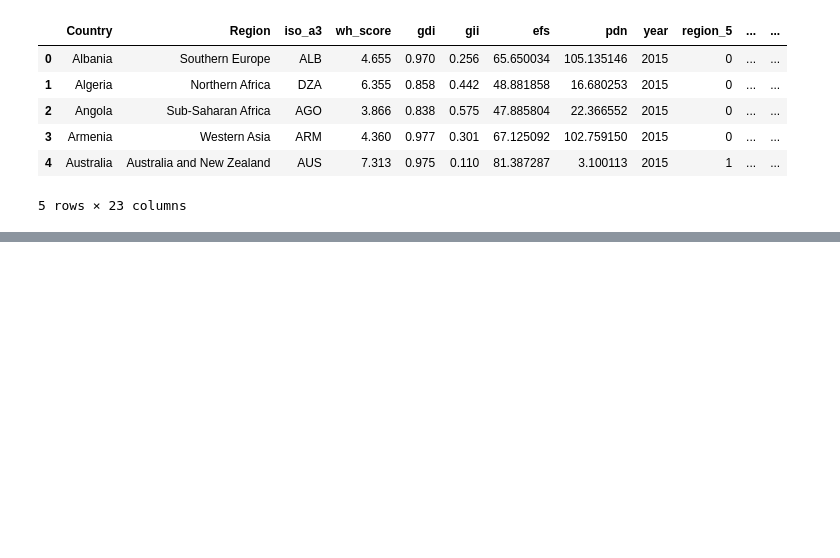
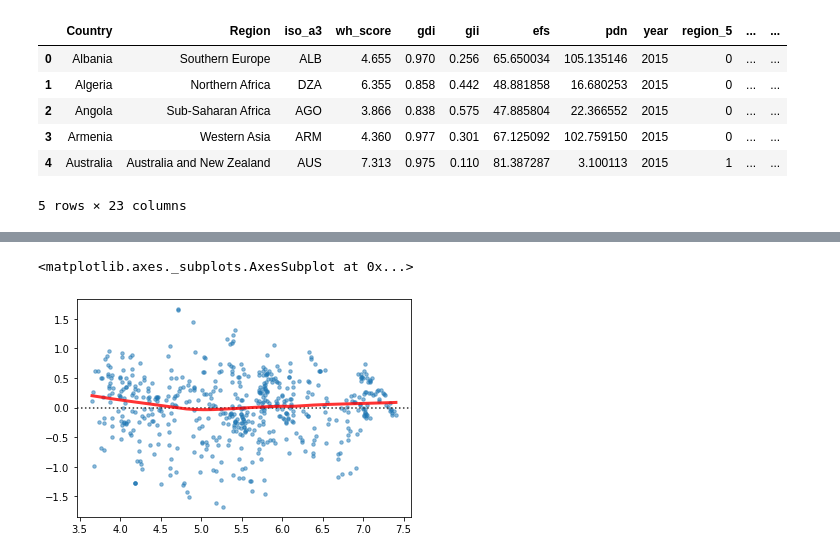
Before and after one commit to nina-driver/Springboard-Capstone-1, a Jupyter notebook: In-Depth Analysis.ipynb, the cells around one changed output, grey strips where cells are left out. Saved outputs shown, nothing was run; the diff lists cells and outputs as text; code cells hidden in the pictures; blank space fills up the shorter version.

```diff
--- a/In-Depth Analysis.ipynb
+++ b/In-Depth Analysis.ipynb
@@ -189,6 +190,6 @@ Warnings:
 strong multicollinearity problems or that the design matrix is singular.
 # %%
-m = ols('wh_score ~ gdi+gii+efs+region_1+region_2+region_3+region_4+region_5+region_6+region_7+\
+m6 = ols('wh_score ~ gdi+gii+efs+region_1+region_2+region_3+region_4+region_5+region_6+region_7+\
         region_8+region_9+region_10+region_11+region_12+region_13+region_14',samples).fit()
 print(m.summary())
 # %% [output]
@@ -209,3 +210,10 @@ Warnings:
 [1] Standard Errors assume that the covariance matrix of the errors is correctly specified.
 [2] The smallest eigenvalue is 3.43e-30. This might indicate that there are
 strong multicollinearity problems or that the design matrix is singular.
+# %%
+sns.residplot(m6.fittedvalues, m6.resid, lowess=True,
+              scatter_kws={"s": 12, 'alpha':0.5},
+              line_kws={'color': 'red', 'lw':3, 'alpha':0.8})
+# %% [output]
+<matplotlib.axes._subplots.AxesSubplot at 0x...>
+[figure, added]
```
Also changed, not shown: parts of 10 cells of this notebook.
